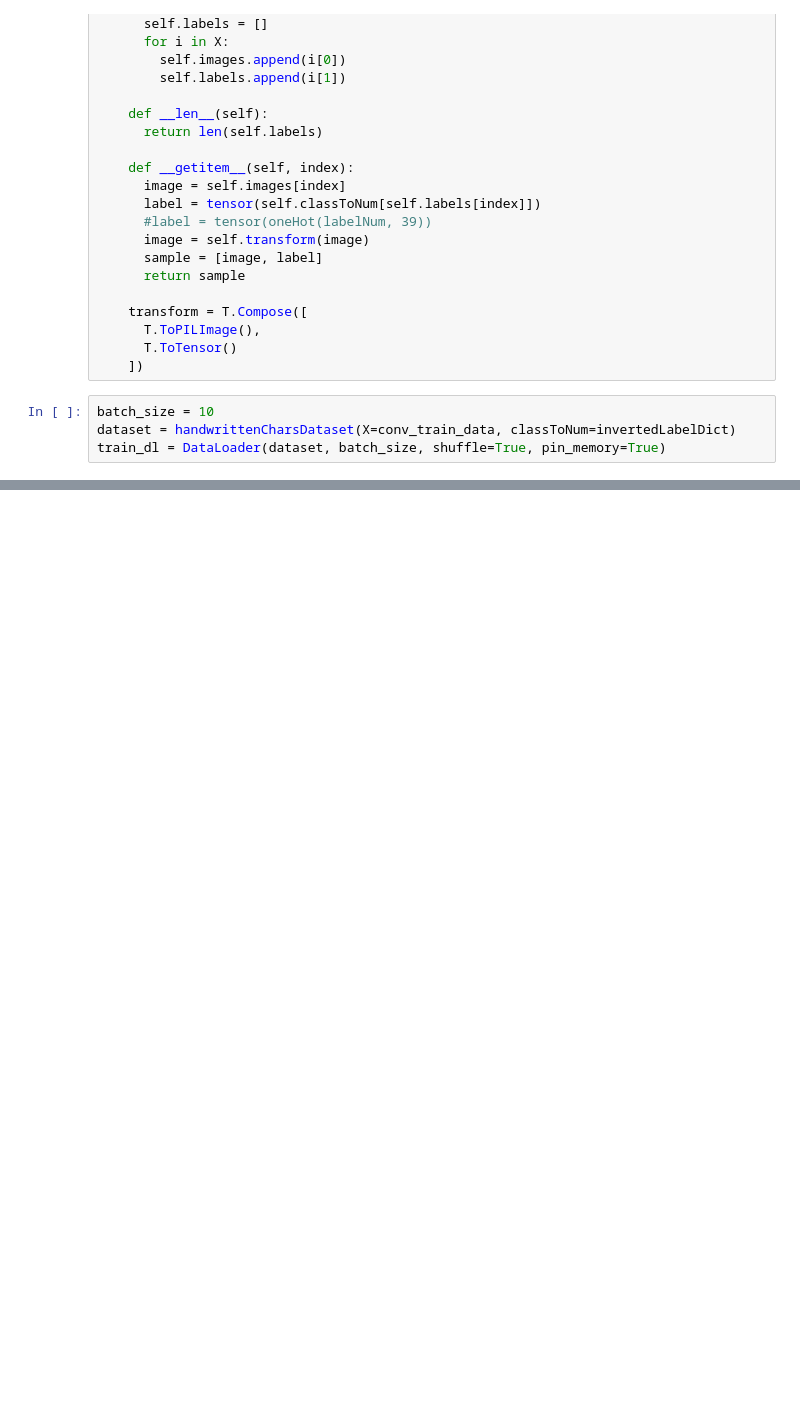
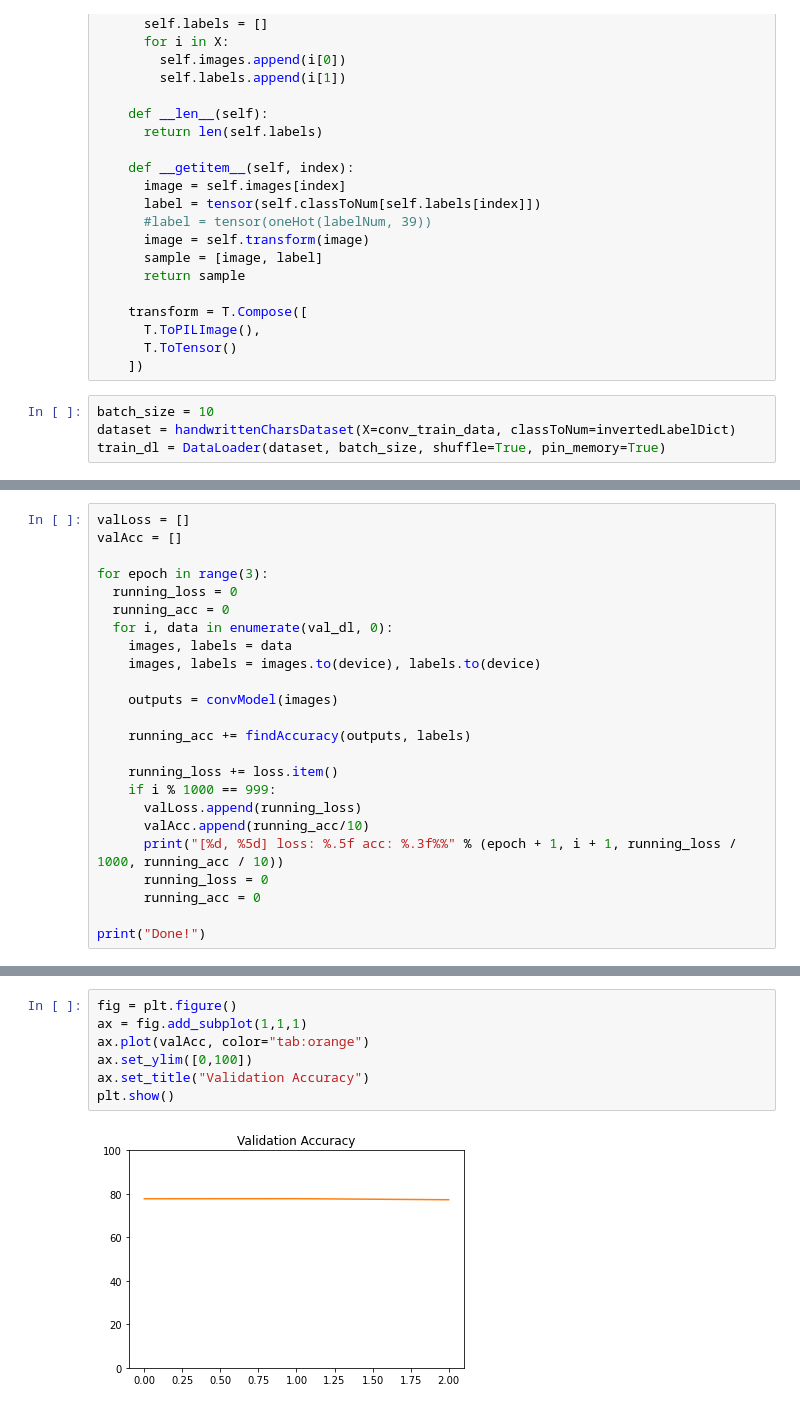
Before and after one commit to CharFox1/CompVisProj, a Jupyter notebook: model.ipynb, the cells around one changed output, grey strips where cells are left out. Saved outputs shown, nothing was run; the diff lists cells and outputs as text; blank space fills up the shorter version.

```diff
--- a/model.ipynb
+++ b/model.ipynb
@@ -297,0 +307,24 @@ Done!
+# %%
+valLoss = []
+valAcc = []
+
+for epoch in range(3):
+  running_loss = 0
+  running_acc = 0
+  for i, data in enumerate(val_dl, 0):
+    images, labels = data
+    images, labels = images.to(device), labels.to(device)
+
+    outputs = convModel(images)
+
+    running_acc += findAccuracy(outputs, labels)
+
+    running_loss += loss.item()
+    if i % 1000 == 999:
+      valLoss.append(running_loss)
+      valAcc.append(running_acc/10)
+      print("[%d, %5d] loss: %.5f acc: %.3f%%" % (epoch + 1, i + 1, running_loss / 1000, running_acc / 10))
+      running_loss = 0
+      running_acc = 0
+
+print("Done!")
@@ -298 +336,10 @@ Done!
+# %%
+fig = plt.figure()
+ax = fig.add_subplot(1,1,1)
+ax.plot(valAcc, color="tab:orange")
+ax.set_ylim([0,100])
+ax.set_title("Validation Accuracy")
+plt.show()
+# %% [output]
+[figure, added]
 # %%
```
Also changed, not shown: parts of 17 cells of this notebook.
